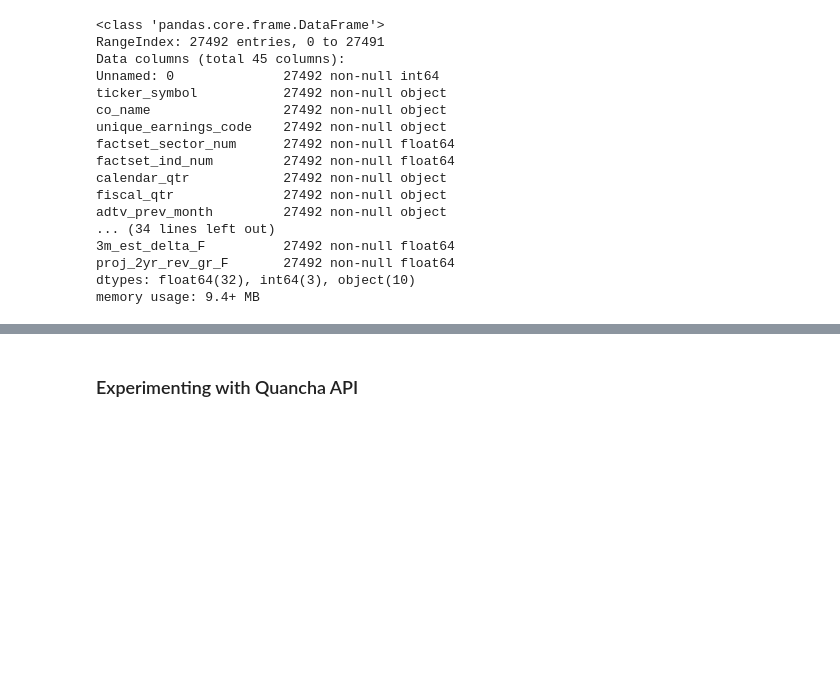
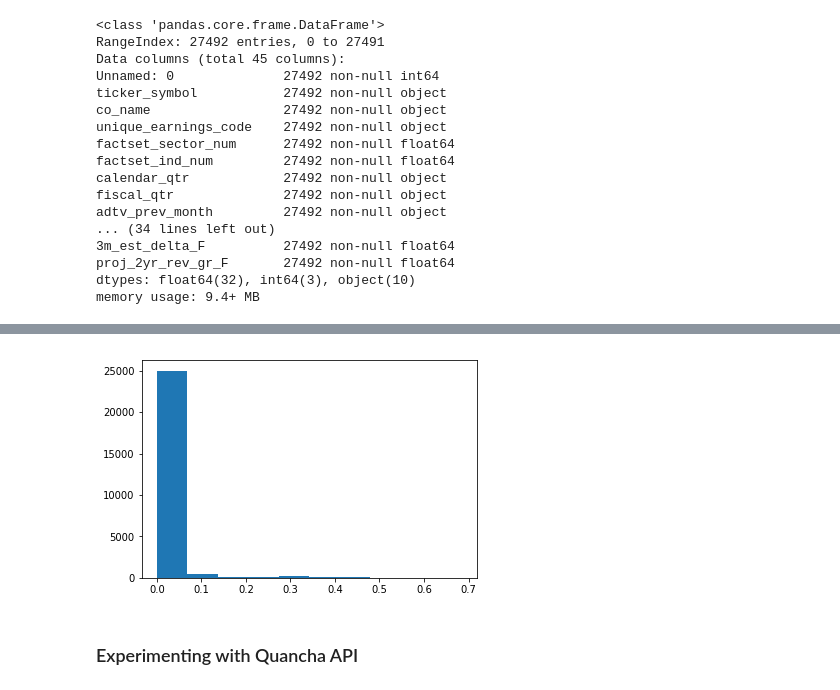
Before and after one commit to jlewis425/anomalies-in-earnings-release-reactions, a Jupyter notebook: pre_processing_sandbox.ipynb, the cells around one changed output, grey strips where cells are left out. Cells and saved outputs as stored; diff of their text form; code cells hidden in the pictures; blank space fills up the shorter version.

```diff
--- a/pre_processing_sandbox.ipynb
+++ b/pre_processing_sandbox.ipynb
@@ -101,3 +177,7 @@ X_test = test_partition.values[:,features]
+# %%
+_ = plt.hist(predicted_2)
+# %% [output]
+[figure, added]
 # %%
 def transform_dates(df, col_name):
     """Helper function to convert date columns to a sortable format"""
```
Also changed, not shown: parts of 36 cells of this notebook.
